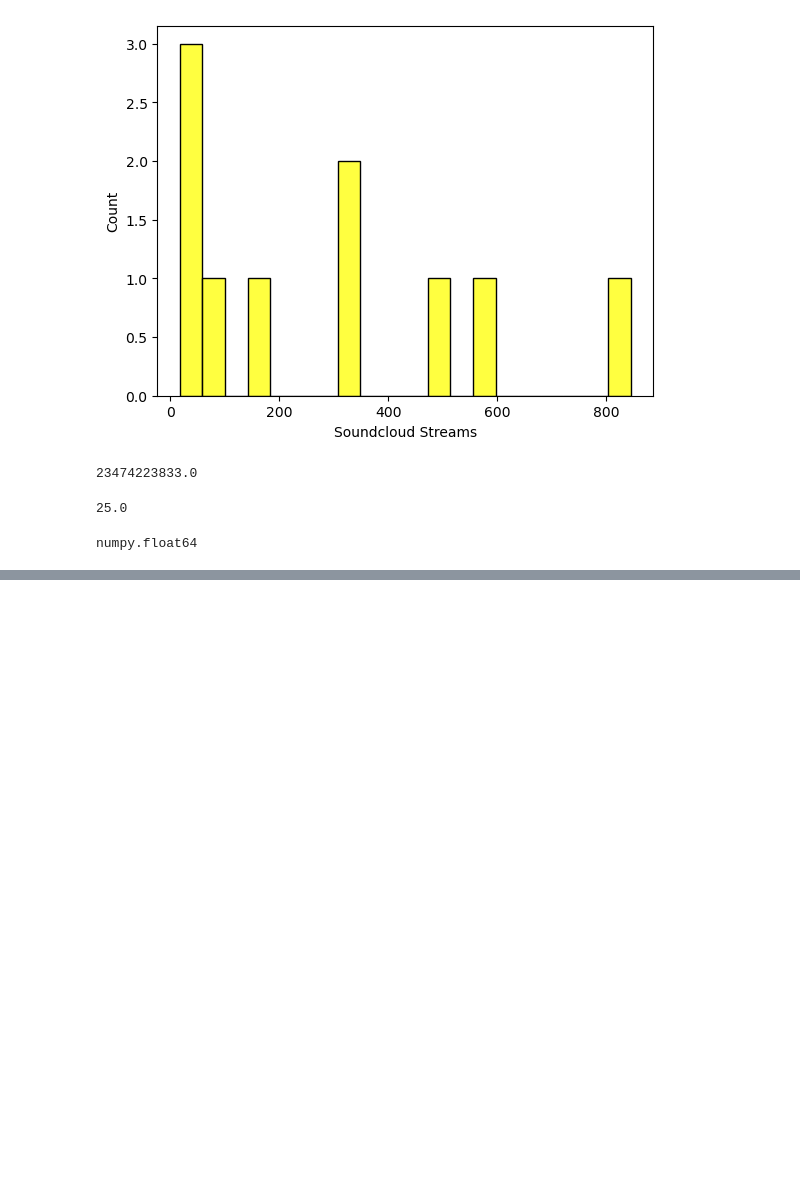
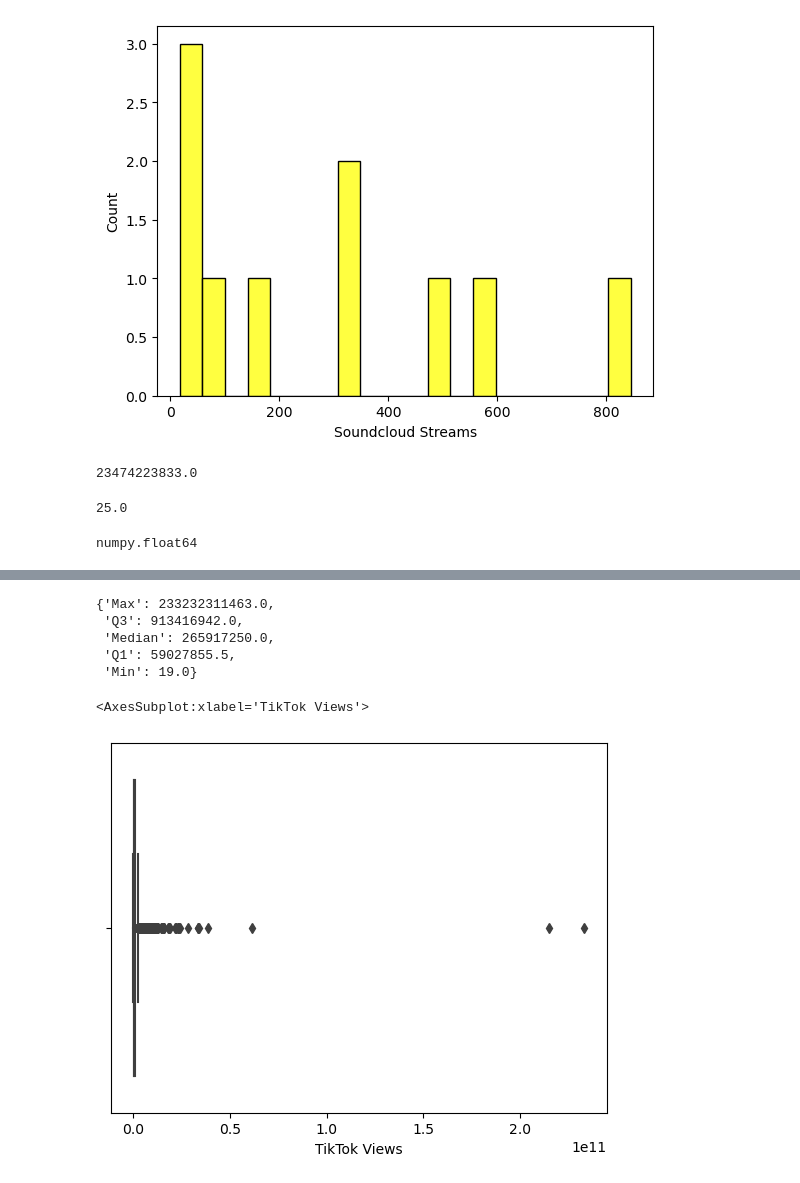
Before and after one commit to Rain0rShine/Artificial-Intelligence, a Jupyter notebook: Semester 1/Spotify/Spotify.ipynb, the cells around one changed output, grey strips where cells are left out. Drawn from its saved outputs; the diff is of its cells as text; code cells hidden in the pictures; blank space fills up the shorter version.

Commit message:
spotify songs

```diff
--- a/Semester 1/Spotify/Spotify.ipynb
+++ b/Semester 1/Spotify/Spotify.ipynb
@@ -170,0 +168,20 @@ spotify.describe().loc[['min', '25%', '50%', '75%', 'max']]
+# %%
+summary = {
+    "Max": spotify["TikTok Views"].max(),
+    "Q3": spotify["TikTok Views"].quantile(0.75),
+    "Median": spotify["TikTok Views"].median(),
+    "Q1": spotify["TikTok Views"].quantile(0.25),
+    "Min": spotify["TikTok Views"].min()
+}
+summary
+# %% [output]
+{'Max': 233232311463.0,
+ 'Q3': 913416942.0,
+ 'Median': 265917250.0,
+ 'Q1': 59027855.5,
+ 'Min': 19.0}
+# %%
+sns.boxplot(data= spotify, x="TikTok Views")
+# %% [output]
+<AxesSubplot:xlabel='TikTok Views'>
+[figure, added]
```
Also changed, not shown: parts of 5 cells of this notebook, 2 other files.
